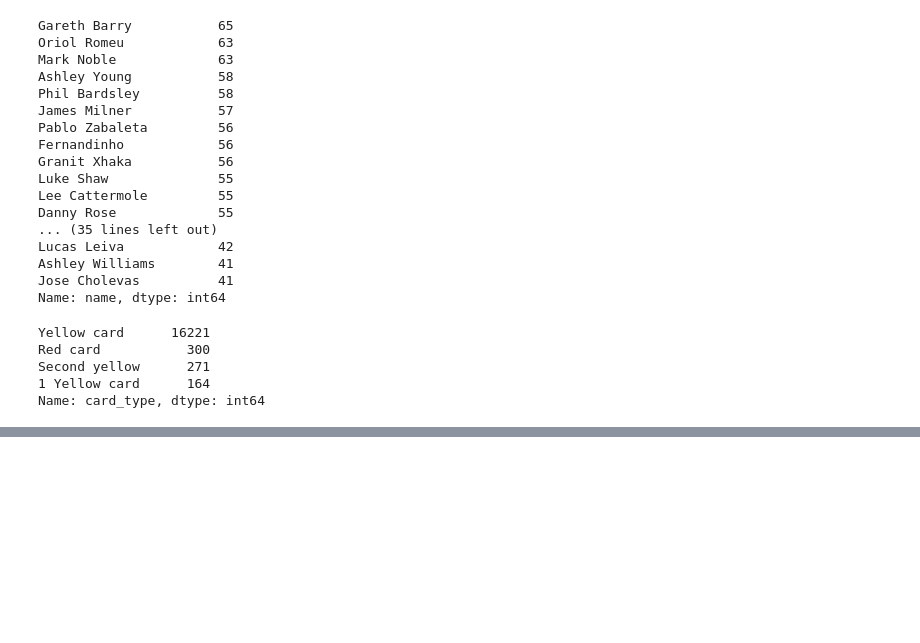
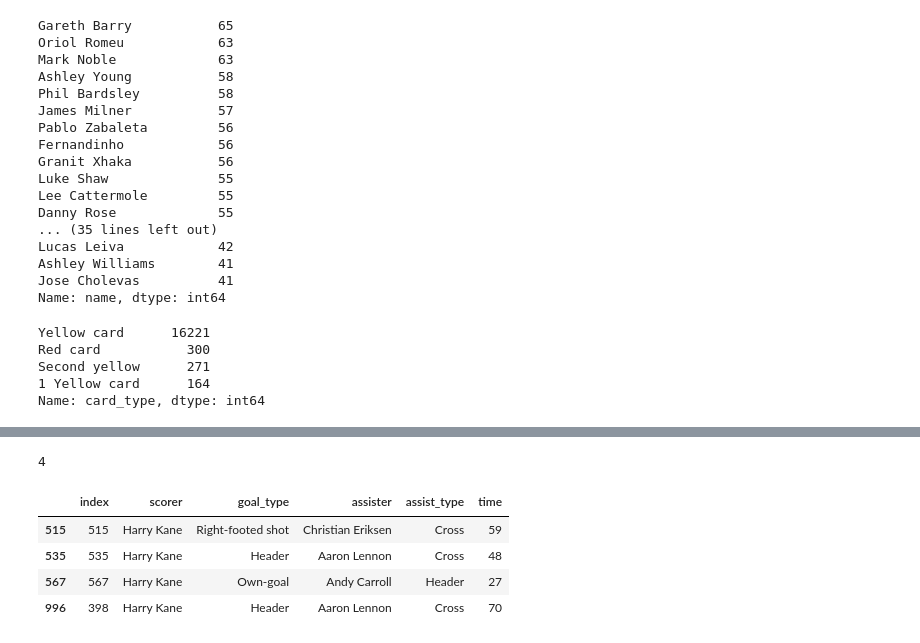
Before and after one commit to vitality1994/Soccer_Player_Recommendation_Service, a Jupyter notebook: data_quality_check_Premier.ipynb, the cells around one changed output, grey strips where cells are left out. Saved outputs shown, nothing was run; the diff lists cells and outputs as text; code cells hidden in the pictures; blank space fills up the shorter version.

```diff
--- a/data_quality_check_Premier.ipynb
+++ b/data_quality_check_Premier.ipynb
@@ -693,0 +798,45 @@ Name: card_type, dtype: int64
+# %%
+target_index = []
+
+for idx in Premier_matches.index:
+    date_sample = Premier_matches['match_general_info'].iloc[idx]['date']
+    date_sample = datetime.strptime(date_sample, '%m/%d/%y')
+
+    #
+    if date_sample>datetime(2013, 8, 1) and date_sample<datetime(2014, 6, 1):
+        target_index.append(idx)
+# %%
+test = Premier_matches.iloc[target_index]
+# %%
+home_goals_list = []
+for i in test['event_details'].apply(lambda x: x['home']).to_list():
+
+    if 'goal' in list(i.keys()):
+
+        for one_goals in i['goal']:
+
+            home_goals_list.append(one_goals)
+
+
+away_goals_list = []
+for i in test['event_details'].apply(lambda x: x['away']).to_list():
+
+    if 'goal' in list(i.keys()):
+
+        for one_goals in i['goal']:
+
+            away_goals_list.append(one_goals)
+
+concat_goals_df = pd.concat([pd.DataFrame(home_goals_list), pd.DataFrame(away_goals_list)]).reset_index()
+# %%
+concat_goals_df['scorer'].value_counts()['Harry Kane']
+# %% [output]
+4
+# %%
+concat_goals_df[concat_goals_df['scorer']=='Harry Kane']
+# %% [output]
+|  | index | scorer | goal_type | assister | assist_type | time |
+| 515 | 515 | Harry Kane | Right-footed shot | Christian Eriksen | Cross | 59 |
+| 535 | 535 | Harry Kane | Header | Aaron Lennon | Cross | 48 |
+| 567 | 567 | Harry Kane | Own-goal | Andy Carroll | Header | 27 |
+| 996 | 398 | Harry Kane | Header | Aaron Lennon | Cross | 70 |
```
Also changed, not shown: parts of 21 cells of this notebook, 41 other files.
